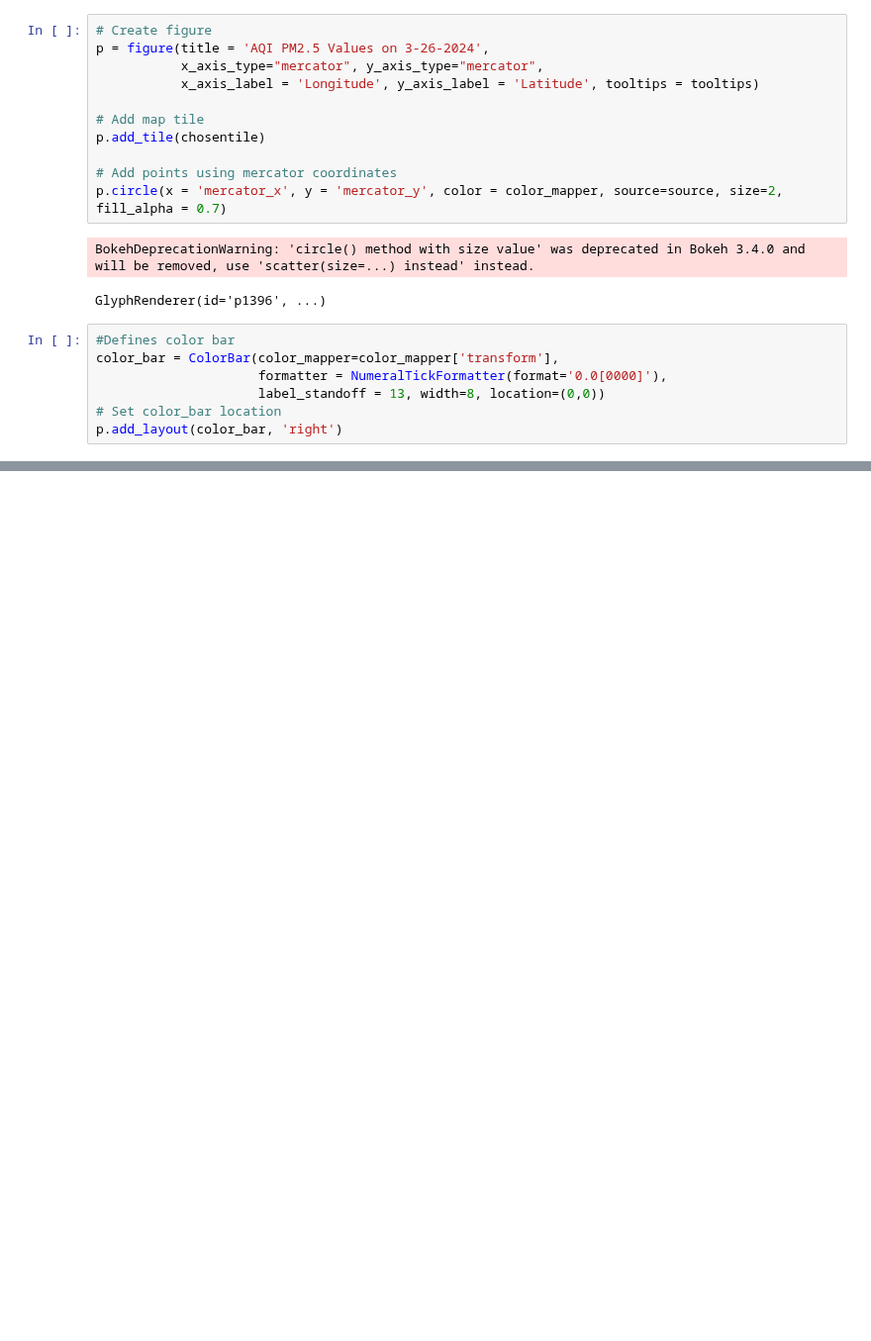
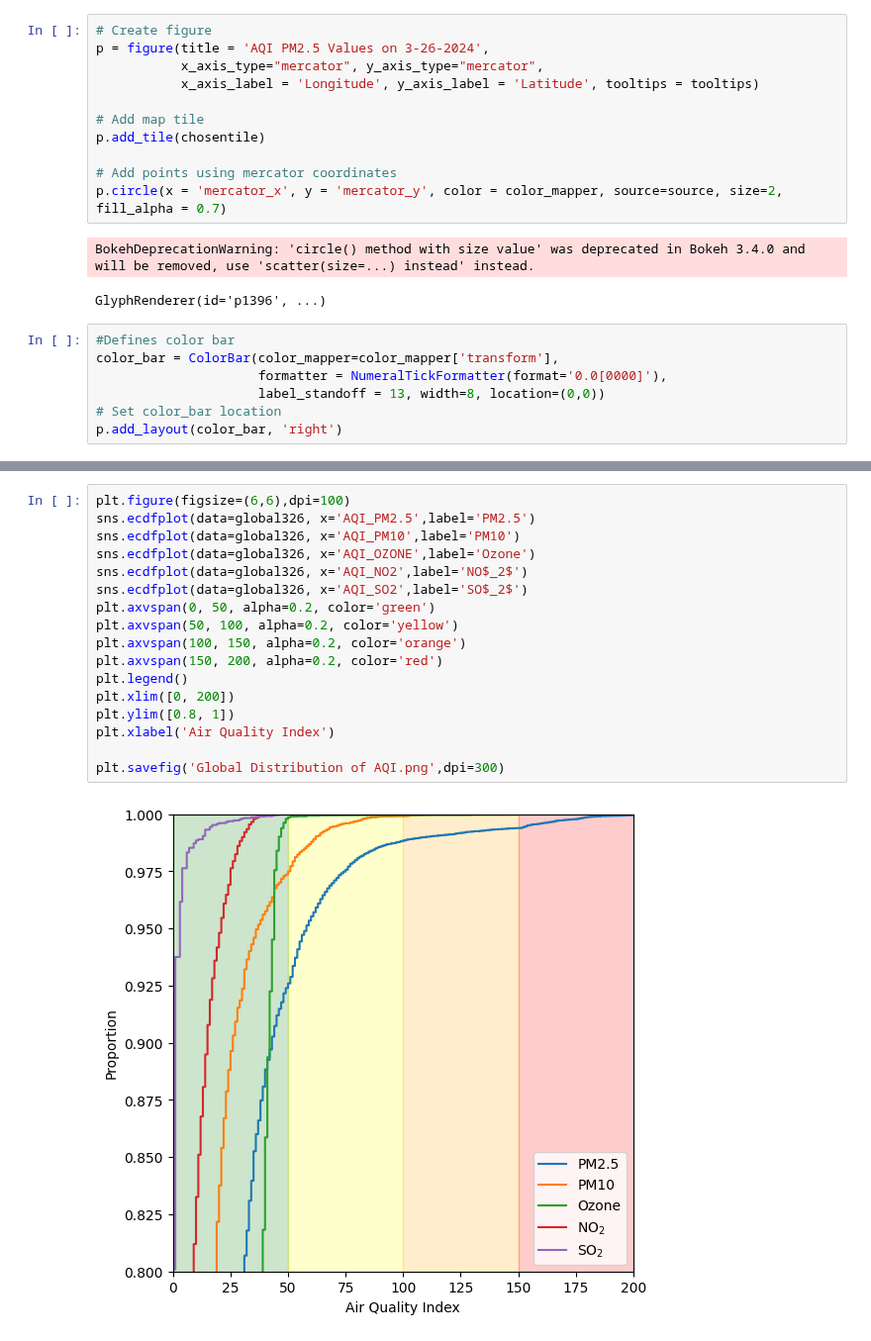
Before and after one commit to UVA-MLSys/Big-Data-Systems, a Jupyter notebook: Team 2/Demonstration, Visualization, and Testing/03_Global_Data_Visualization.ipynb, the cells around one changed output, grey strips where cells are left out. Shown at 99% size. Drawn from its saved outputs; the diff is of its cells as text; blank space fills up the shorter version.

Commit message:
Add ECDF plot of AQI

```diff
--- a/Team 2/Demonstration, Visualization, and Testing/03_Global_Data_Visualization.ipynb
+++ b/Team 2/Demonstration, Visualization, and Testing/03_Global_Data_Visualization.ipynb
@@ -171,3 +171,22 @@ show(p)
 # %% [output]
 [interactive output not drawn]
 [interactive output not drawn]
+# %%
+plt.figure(figsize=(6,6),dpi=100)
+sns.ecdfplot(data=global326, x='AQI_PM2.5',label='PM2.5')
+sns.ecdfplot(data=global326, x='AQI_PM10',label='PM10')
+sns.ecdfplot(data=global326, x='AQI_OZONE',label='Ozone')
+sns.ecdfplot(data=global326, x='AQI_NO2',label='NO$_2$')
+sns.ecdfplot(data=global326, x='AQI_SO2',label='SO$_2$')
+plt.axvspan(0, 50, alpha=0.2, color='green')
+plt.axvspan(50, 100, alpha=0.2, color='yellow')
+plt.axvspan(100, 150, alpha=0.2, color='orange')
+plt.axvspan(150, 200, alpha=0.2, color='red')
+plt.legend()
+plt.xlim([0, 200])
+plt.ylim([0.8, 1])
+plt.xlabel('Air Quality Index')
+
+plt.savefig('Global Distribution of AQI.png',dpi=300)
+# %% [output]
+[figure, added]
```
Also changed, not shown: 1 other file.
